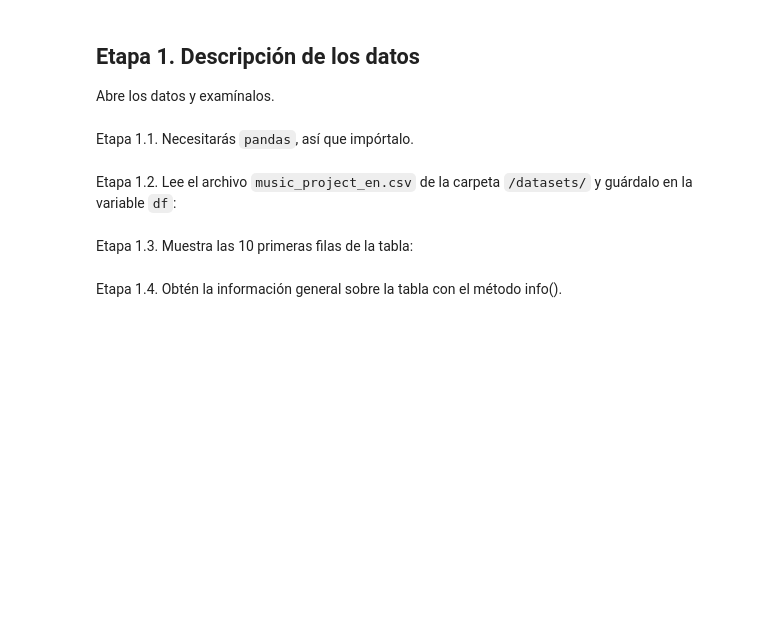
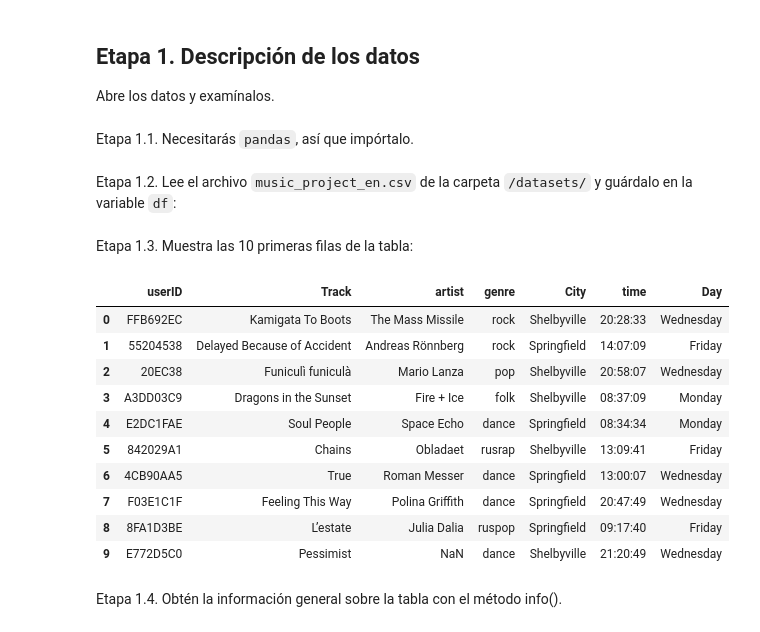
Before and after one commit to Davichobacter/data_science, a Jupyter notebook: notebook_sprint_3.ipynb, the cells around one changed output. Cells and saved outputs as stored; diff of their text form; code cells hidden in the pictures; blank space fills up the shorter version.

Commit message:
Avance en la primera parte del Project

```diff
--- a/notebook_sprint_3.ipynb
+++ b/notebook_sprint_3.ipynb
@@ -50,10 +51,25 @@ Etapa 1.1. Necesitarás `pandas`, así que impórtalo.
 Etapa 1.2. Lee el archivo `music_project_en.csv` de la carpeta `/datasets/` y guárdalo en la variable `df`:
 # %%
 # Lee el archivo y almacénalo en df
+# df = pd.read_csv('/datasets/music_project_en.csv')
+df = pd.read_csv('/content/music_project_en.csv')
 # %% [markdown]
 Etapa 1.3. Muestra las 10 primeras filas de la tabla:
 # %%
 # Obtén las 10 primeras filas de la tabla df
+df.head(10)
+# %% [output]
+|  | userID | Track | artist | genre | City | time | Day |
+| 0 | FFB692EC | Kamigata To Boots | The Mass Missile | rock | Shelbyville | 20:28:33 | Wednesday |
+| 1 | 55204538 | Delayed Because of Accident | Andreas Rönnberg | rock | Springfield | 14:07:09 | Friday |
+| 2 | 20EC38 | Funiculì funiculà | Mario Lanza | pop | Shelbyville | 20:58:07 | Wednesday |
+| 3 | A3DD03C9 | Dragons in the Sunset | Fire + Ice | folk | Shelbyville | 08:37:09 | Monday |
+| 4 | E2DC1FAE | Soul People | Space Echo | dance | Springfield | 08:34:34 | Monday |
+| 5 | 842029A1 | Chains | Obladaet | rusrap | Shelbyville | 13:09:41 | Friday |
+| 6 | 4CB90AA5 | True | Roman Messer | dance | Springfield | 13:00:07 | Wednesday |
+| 7 | F03E1C1F | Feeling This Way | Polina Griffith | dance | Springfield | 20:47:49 | Wednesday |
+| 8 | 8FA1D3BE | L’estate | Julia Dalia | ruspop | Springfield | 09:17:40 | Friday |
+| 9 | E772D5C0 | Pessimist | NaN | dance | Shelbyville | 21:20:49 | Wednesday |
 # %% [markdown]
 Etapa 1.4. Obtén la información general sobre la tabla con el método info().
 # %%
```
Also changed, not shown: parts of 3 cells of this notebook.
